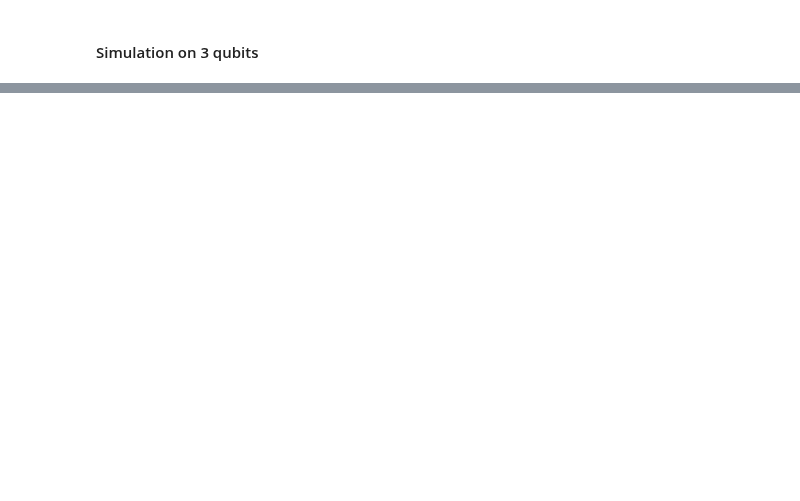
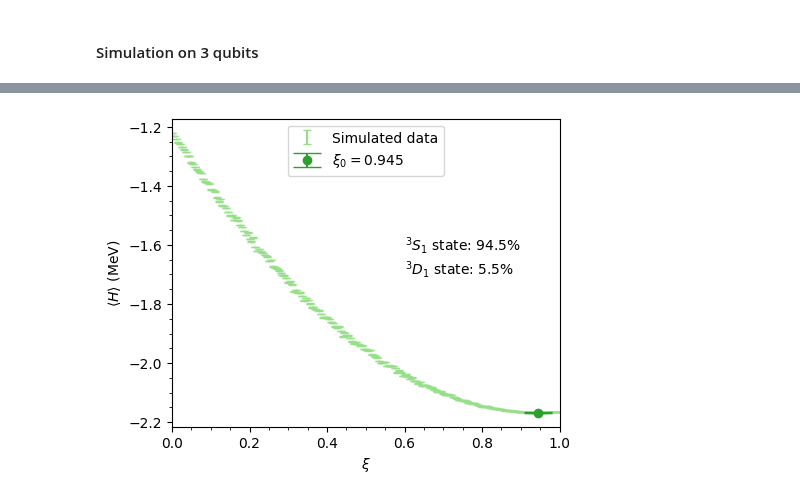
Before and after one commit to diegoscantam/2qubits, a Jupyter notebook: deuteron.ipynb, the cells around one changed output, grey strips where cells are left out. Saved outputs shown, nothing was run; the diff lists cells and outputs as text; code cells hidden in the pictures; blank space fills up the shorter version.

```diff
--- a/deuteron.ipynb
+++ b/deuteron.ipynb
@@ -599,0 +688,76 @@ Infinite-basis extrapolated binding energy:  -2.1955  +-  0.0184  MeV ( 1.304 %
+# %%
+############# RANDOM TEST ##################
+
+# Hamiltonians
+Hamilt_1 = 0.218291 * (Z-I)
+Hamilt_2 = (5.906709 * I^I) + (0.218291 * I^Z) - (6.125 * Z^I) - (2.143304 * X^X) - (2.143304 * Y^Y)
+Hamilt_3 = (5.906709 * I^I^I) + (0.218291 * I^I^Z) - (6.125 * I^Z^I) - (2.143304 * I^X^X) - (2.143304 * I^Y^Y) +\
+            + 9.625*(I^I^I) -9.625*(Z^I^I) - 3.913119*(X^X^I)  - 3.913119*(Y^Y^I)
+
+# Number of runs per simulation
+shots = 10000
+
+# Spacing of the relative mixing scan
+delta = 0.005
+
+# Relative mixing parameter
+xi = np.arange(0.,1. + delta, delta)
+exp = np.empty(len(xi))
+dexp = np.empty(len(xi))
+for kk in range(0,len(xi)):
+    # Create a Quantum Circuit acting on the q register, default both in the state |0>
+    qc1 = QuantumCircuit(1)
+
+    # Prepare the state
+    qc1.initialize([np.sqrt(xi[kk]), np.sqrt(1-xi[kk])], 0)
+
+    # Add measurement circuit
+    qc1.measure_all()
+    # Transpile for simulator
+    comp_qc1 = transpile(qc1, simulator)
+    # Run and get counts
+    job = simulator.run(comp_qc1, shots = shots)
+    counts = job.result().get_counts(comp_qc1)
+    # Check keys
+    check_counts_1(counts)
+
+    # Calculate expectation values
+    p_S = counts['0']/shots
+    p_D = counts['1']/shots
+    exp[kk] = 0.05518291*p_S**2 +0.0007234*p_S*p_D +p_D**2 -2.22 # random test function
+    # Calculate variance with binomial distribution
+    var_counts= counts['0']*counts['1']/(shots**2)
+    var_tot = (0.218291**2)*var_counts
+    std_counts = np.sqrt(var_tot)
+    dexp[kk]= std_counts/np.sqrt(shots)
+
+xi_0 = xi[np.where(exp == exp.min())]
+
+# Plot of energy as a function of theta
+# Plot style options
+cmap = plt.get_cmap('tab20')
+w = 5
+h = 4
+fontsize = 12
+fig = plt.figure(figsize=(w,h))
+lbl = '$\\xi_0 = $' + str("%.3f" % xi[np.where(exp == exp.min())][0])
+xi_0 = xi[np.where(exp == exp.min())][0]
+ax = fig.add_subplot(111)
+ax.errorbar(xi, exp, yerr = dexp, color = cmap(5), fmt="o", ms=0.5, capsize = 3, label = 'Simulated data')
+ax.errorbar(xi_0, exp.min(), yerr= dexp[np.where(exp == exp.min())][0], color = cmap(4), fmt="o",zorder=5, ms=6, capsize = 10, label = lbl)
+unit = 0.5
+x_tick = np.arange(-1, +1 + unit, unit)
+x_label = [r'$-\pi $', r'$-\frac{\pi}{2}$', r'$0$', r'$+\frac{\pi}{2}$', r'$+\pi$']
+ax.set_xlim(xi.min(), xi.max())
+#ax.set_xticks(x_tick * pi)
+#ax.set_xticklabels(x_label, fontsize=10)
+ax.minorticks_on()
+#plt.legend(loc='upper center')
+plt.xlabel("$\\xi$")
+plt.ylabel("$\\langle H \\rangle$ (MeV)")
+text = '$^3 S_1$ state: ' + str(xi_0*100) + '%\n$^3 D_1$ state: '  + str(100-xi_0*100) + '%'
+plt.text(0.6, -1.7,text)
+plt.legend(loc='upper center')
+plt.show()
+# %% [output]
+[figure, added]
```
Also changed, not shown: parts of 7 cells of this notebook, 3 other files.
